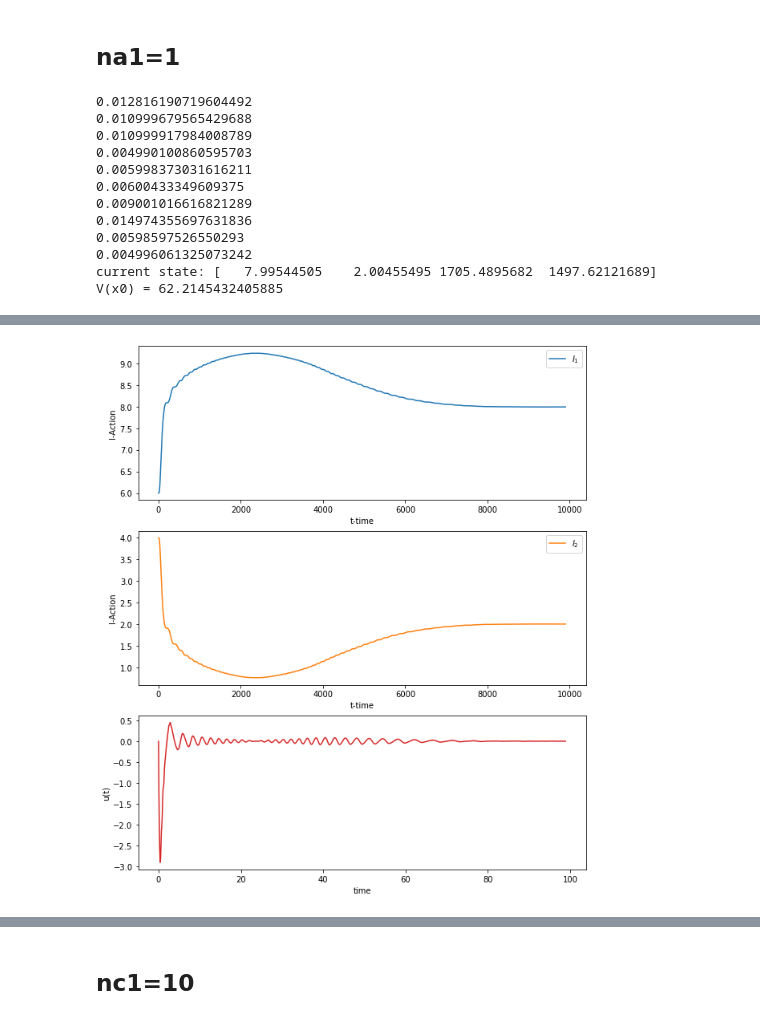
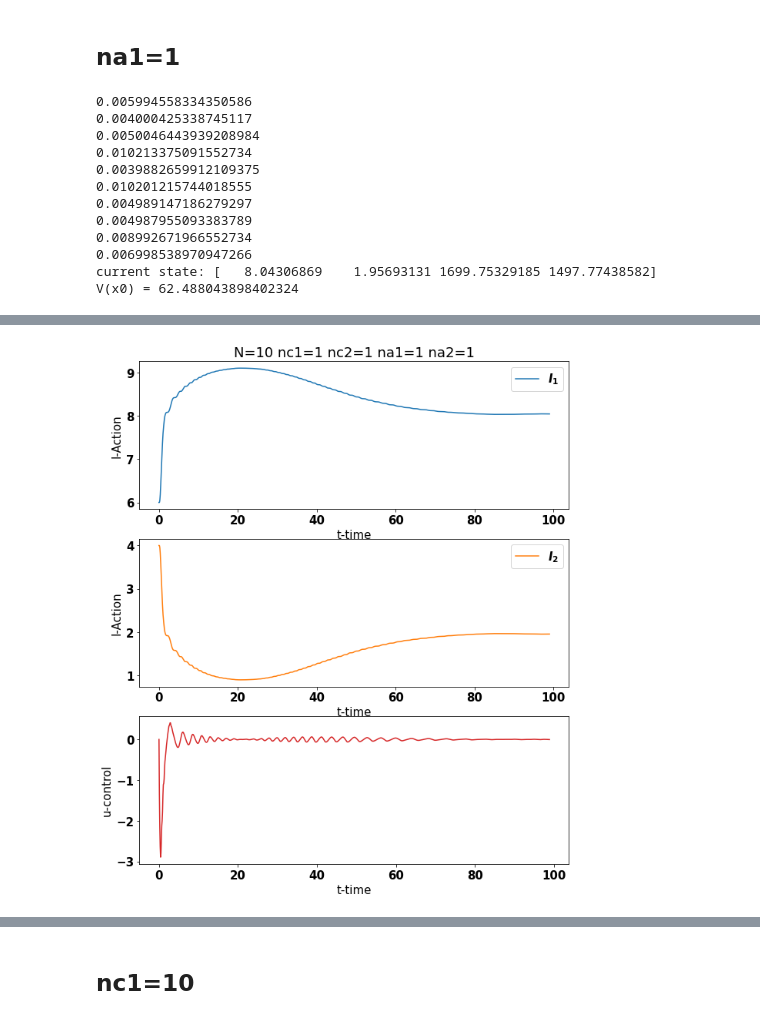
Before and after one commit to manyasha-n-m/hamilton-control, a Jupyter notebook: RL tests.ipynb, the cells around one changed output, grey strips where cells are left out. Cells and saved outputs as stored; diff of their text form; code cells hidden in the pictures.

```diff
--- a/RL tests.ipynb
+++ b/RL tests.ipynb
@@ -72,10 +69,0 @@ V(x0) = 62.336677430725835
-# %%
-m3 = Model1(np.array([6, 3, 0, 0]))
-for i in range(990):
-    u = net.u(m3.state)
-    m3.update(u)
-
-print('current state:', m3.state)
-print('V(x0) =', net.V(init_state))
-
-m3.plot_evolution
@@ -87,10 +69,0 @@ V(x0) = 62.336677430725835
-# %%
-m3 = Model1(np.array([10, 7, 0, 0]))
-for i in range(990):
-    u = net.u(m3.state)
-    m3.update(u)
-
-print('current state:', m3.state)
-print('V(x0) =', net.V(init_state))
-
-m3.plot_evolution
@@ -104,10 +69,0 @@ net.I_ = [10, -10, 0, 0]
-# %%
-m3 = Model1(np.array([12, 7, 0, 0]))
-for i in range(990):
-    u = net.u(m3.state)
-    m3.update(u)
-
-print('current state:', m3.state)
-print('V(x0) =', net.V(init_state))
-
-m3.plot_evolution
@@ -121,10 +69,0 @@ net.I_ = [50, -50, 0, 0]
-# %%
-m3 = Model1(np.array([40, 60, 0, 0]))
-for i in range(990):
-    u = net.u(m3.state)
-    m3.update(u)
-
-print('current state:', m3.state)
-print('V(x0) =', net.V(init_state))
-
-m3.plot_evolution
@@ -169,7 +71,7 @@ V(x0) = 62.86070481546796
 ## na1=1
 # %%
 m2 = Model1(init_state)
-net = RLnetwork(m2.f, m2.g, 8, N=10, na1=1)
+net = RLnetwork(m2.f, m2.g, 8, N=10, na1=1, na2=1)
 u = net.u(m2.state)
 
 for i in range(990):
@@ -181,17 +83,17 @@ for i in range(990):
 print('current state:', m2.state)
 print('V(x0) =', net.V(init_state))
 
-m2.plot_evolution
+m2.plot_evolution(f'N={net.N} nc1={net.nc1} nc2={net.nc2} na1={net.na1} na2={net.na2}')
 # %% [output]
-0.012816190719604492
-0.010999679565429688
-0.010999917984008789
-0.004990100860595703
-0.005998373031616211
-0.00600433349609375
-0.009001016616821289
-0.014974355697631836
-0.00598597526550293
-0.004996061325073242
-current state: [   7.99544505    2.00455495 1705.4895682  1497.62121689]
-V(x0) = 62.2145432405885
+0.005994558334350586
+0.004000425338745117
+0.0050046443939208984
+0.010213375091552734
+0.0039882659912109375
+0.010201215744018555
+0.004989147186279297
+0.004987955093383789
+0.008992671966552734
+0.006998538970947266
+current state: [   8.04306869    1.95693131 1699.75329185 1497.77438582]
+V(x0) = 62.488043898402324
@@ -199 +100 @@ V(x0) = 62.2145432405885
-[figure, old version]
+[figure, new version]
```
Also changed, not shown: parts of 26 cells of this notebook, 1 other file.
